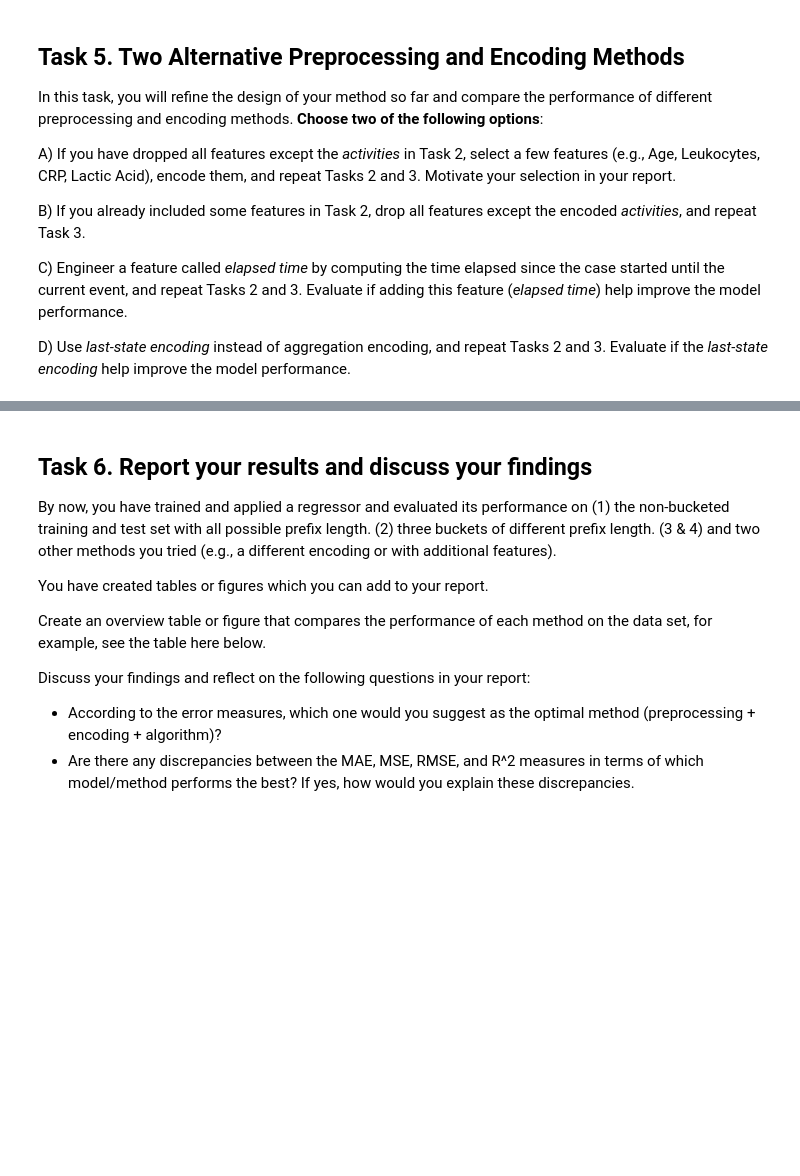
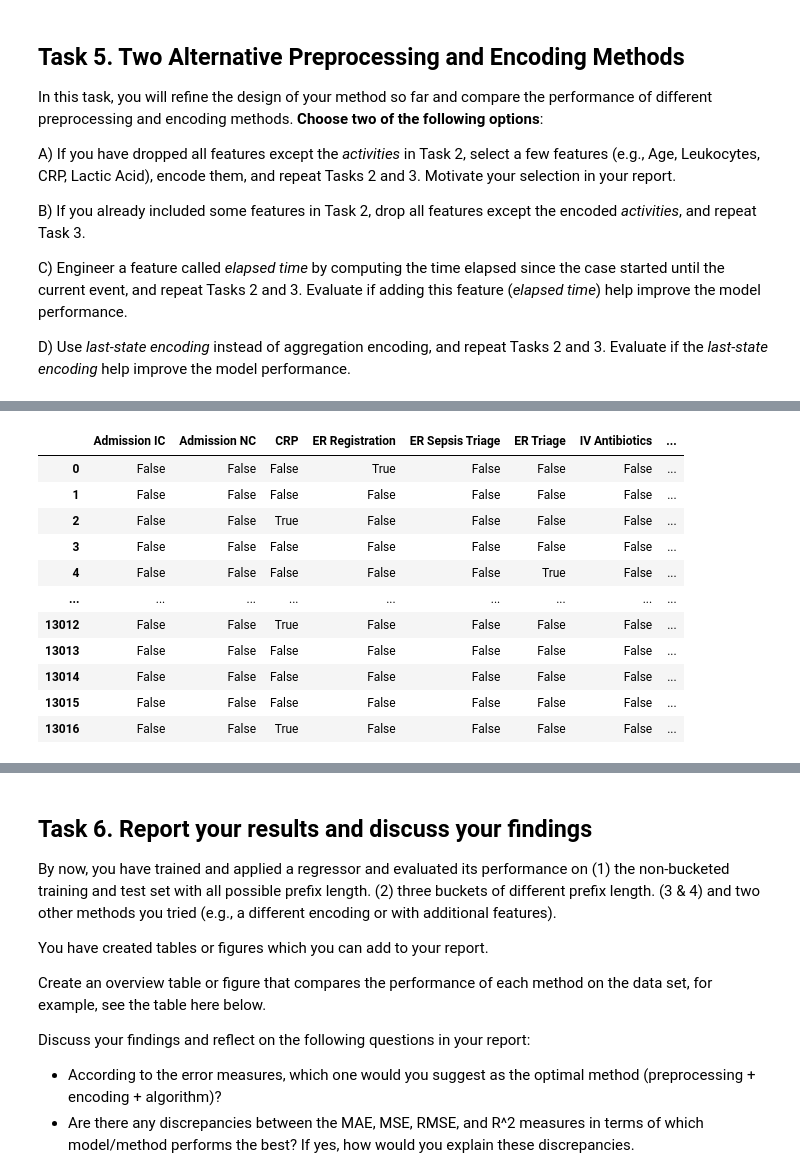
Before and after one commit to smichaelino/APML-Assignment-1, a Jupyter notebook: assignment-2/Assignment 2.ipynb, the cells around one changed output, grey strips where cells are left out. Saved outputs shown, nothing was run; the diff lists cells and outputs as text; code cells hidden in the pictures; blank space fills up the shorter version.

```diff
--- a/assignment-2/Assignment 2.ipynb
+++ b/assignment-2/Assignment 2.ipynb
@@ -382,6 +382,10 @@ def PreProcessing(df: pd.DataFrame):
     if 'remaining_time(days)' in num_cols:
         num_cols = num_cols.drop('remaining_time(days)')
         cat_cols = cat_cols.append(pd.Index(['remaining_time(days)']))
+
+    # skip scaling if there are no numerical features
+    if (len(num_cols)) == 0:
+        return df
     scaler = StandardScaler()
 
     df_scaled = pd.DataFrame(scaler.fit_transform(df[num_cols]), columns=num_cols, index=df.index)
@@ -450,8 +454,8 @@ def LeastFeaturesSet(df: pd.DataFrame):
     df = df[['Case ID', 'Activity', 'Complete Timestamp', 'remaining_time(days)']]
     return df
 
-df = HighInstancesOnlySet(df)
-df = PreProcessing(df)
+df_reduced = HighInstancesOnlySet(df)
+df_reduced = PreProcessing(df_reduced)
 # %% [markdown]
 ### 2.2 Trace Encoding
 
@@ -484,7 +488,7 @@ def agg_per_event_encoding(dataFrame, columnCase, columnActivity):
 
 
 # For the data set, apply the aggregated state encoding
-data_Sepsis_ag = agg_per_event_encoding(df, column_Sepsis_CaseID, column_Sepsis_Activity)
+data_Sepsis_ag = agg_per_event_encoding(df_reduced, column_Sepsis_CaseID, column_Sepsis_Activity)
 print(data_Sepsis_ag)
 # %% [output]
        Leucocytes       CRP  LacticAcid Case ID         Activity  \
@@ -633,18 +637,18 @@ Calculate the error measures (MAE, MSE, RMSE, R^2) and discuss the results.
 # TODO: import packages
 
 
-df = df.copy()
+df_with_prefix = df_reduced.copy()
 
 # Group by case_id and create a prefix column
-df['prefix'] = df.groupby(column_Sepsis_CaseID).cumcount() + 1
+df_with_prefix['prefix'] = df_reduced.groupby(column_Sepsis_CaseID).cumcount() + 1
 
 # Buckets for prefix lengths 5, 10, and 15
 buckets = {5: [], 10: [], 15:[]}
 
 # populated the buckets
 for prefix_length in buckets.keys():
-    inBucket = df['prefix'] <= prefix_length
-    dataFilter = df[inBucket]
+    inBucket = df_with_prefix['prefix'] <= prefix_length
+    dataFilter = df_with_prefix[inBucket]
     buckets[prefix_length] = dataFilter.copy()
 
 # Create a regressor for each bucket
@@ -710,3 +714,58 @@ B) If you already included some features in Task 2, drop all features except the
 C) Engineer a feature called *elapsed time* by computing the time elapsed since the case started until the current event, and repeat Tasks 2 and 3. Evaluate if adding this feature (*elapsed time*) help improve the model performance.
 
 D) Use *last-state encoding* instead of aggregation encoding, and repeat Tasks 2 and 3. Evaluate if the *last-state encoding* help improve the model performance.
+# %%
+# option B:
+df_least_features = LeastFeaturesSet(df)
+df_least_features = PreProcessing(df_least_features)
+df_least_features = agg_per_event_encoding(df_least_features, column_Sepsis_CaseID, column_Sepsis_Activity)
+
+X_train, X_test, y_train, y_test = train_test_time_based_split(
+    df_least_features, time_threshold, column_Sepsis_CaseID,
+    column_Sepsis_Activity, column_Sepsis_Timestamps, label_column)
+
+# we'll be using random forest regressor
+rfr = RandomForestRegressor(n_estimators=100, random_state=41)
+rfr.fit(X_train, y_train)
+
+# predictions of y based on x
+predY = rfr.predict(X_test)
+
+# checking the predictions using mae, msq and r2
+mae, mse, rmse, r2 = (
+                  mean_absolute_error(y_test, predY),
+                  mean_squared_error(y_test, predY),
+                  np.sqrt(mean_squared_error(y_test, predY)),
+                  r2_score(y_test, predY)
+                 )
+
+# reporting back
+print("\nMetrics Evaluation:")
+print(f"MAE: {mae} days \nMSE:  {mse} \nRMSE: {rmse} days \nR2: {r2} days")
+
+regression_outcomes["Agg-state and Activity only"] = {
+    "Model": "RF regressor",
+        "Training MAE": None,
+        "Test MAE": mae,
+        "Training MSE": None,
+        "Test MSE": mse,
+        "Training RMSE": None,
+        "Test RMSE": rmse,
+        "Training R^2": None,
+        "Test R^2": r2
+}
+
+# option D
+def last_state_encoding(dataFrame, columnCase, columnActivity):
+    _new_data = dataFrame.copy()
+
+    # TODO: Apply one-hot encoding to the 'activity' column
+    onehot = pd.get_dummies(_new_data[columnActivity])
+
+    for case_id, group in _new_data.groupby(columnCase):
+        print("case ID: ", case_id, "group: ", group)
+
+    return onehot
+
+last_state_encoding(df_least_features, column_Sepsis_CaseID, column_Sepsis_Activity)
+# %% [output]
@@ -712,0 +789,12 @@ D) Use *last-state encoding* instead of aggregation encoding, and repeat Tasks 2
+|  | Admission IC | Admission NC | CRP | ER Registration | ER Sepsis Triage | ER Triage | IV Antibiotics | ... |
+| 0 | False | False | False | True | False | False | False | ... |
+| 1 | False | False | False | False | False | False | False | ... |
+| 2 | False | False | True | False | False | False | False | ... |
+| 3 | False | False | False | False | False | False | False | ... |
+| 4 | False | False | False | False | False | True | False | ... |
+| ... | ... | ... | ... | ... | ... | ... | ... | ... |
+| 13012 | False | False | True | False | False | False | False | ... |
+| 13013 | False | False | False | False | False | False | False | ... |
+| 13014 | False | False | False | False | False | False | False | ... |
+| 13015 | False | False | False | False | False | False | False | ... |
+| 13016 | False | False | True | False | False | False | False | ... |
```
Also changed, not shown: parts of 1 cell of this notebook.
